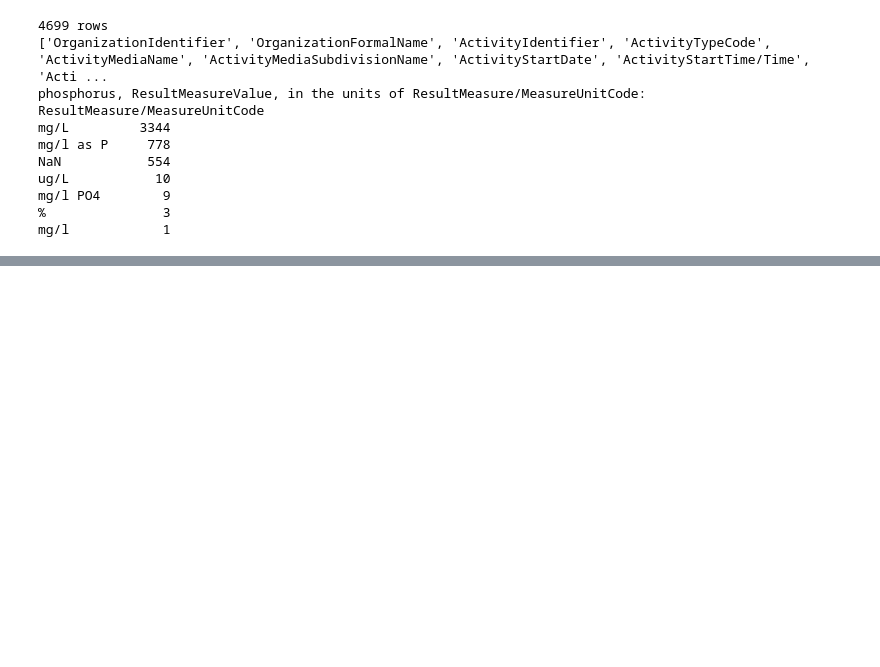
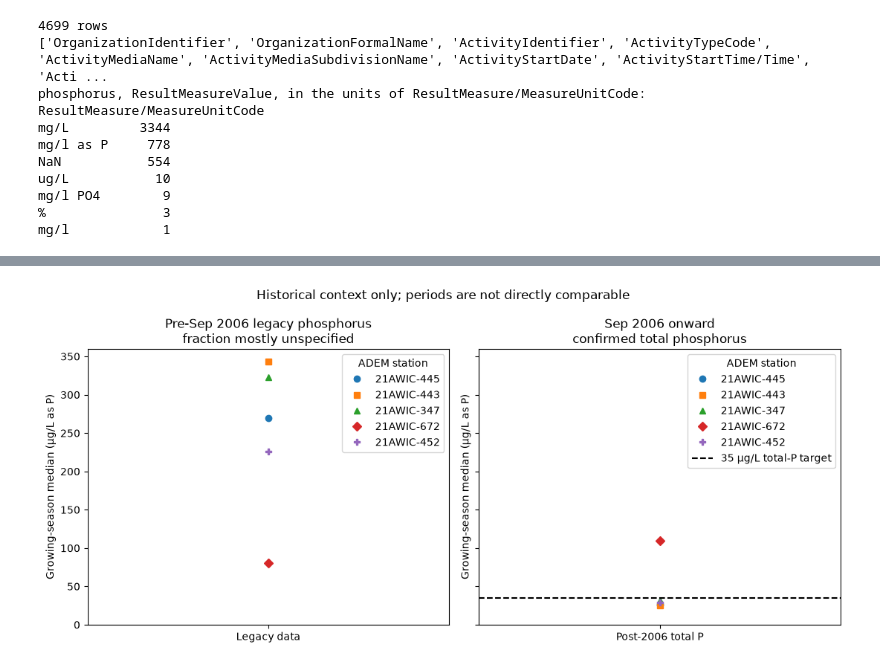
Before and after one commit to jlsouth1/chem527_project, a Jupyter notebook: topic.ipynb, the cells around one changed output, grey strips where cells are left out. Saved outputs shown, nothing was run; the diff lists cells and outputs as text; code cells hidden in the pictures; blank space fills up the shorter version.

```diff
--- a/topic.ipynb
+++ b/topic.ipynb
@@ -28,0 +33,8 @@ mg/l            1
+# %%
+LIMIT_MG_P_L = 0.035  # mg/L as P; 35 µg/L phosphorus target
+LIMIT_CUTOFF_DATE = "2006-09-01"  # start of the post-limit period
+GROWING_SEASON_START_MONTH = 4  # month number; April
+GROWING_SEASON_START_DAY = 1  # day of month; inclusive start
+GROWING_SEASON_END_MONTH = 10  # month number; October
+GROWING_SEASON_END_DAY = 31  # day of month; inclusive end
+OUTLIER_IQR_MULTIPLIER = 1.5  # IQR multiplier; standard exploratory outlier-screening rule
@@ -28,0 +712,60 @@ mg/l            1
+# %%
+import matplotlib.pyplot as plt
+
+station_markers = {
+    "21AWIC-445": "o",
+    "21AWIC-443": "s",
+    "21AWIC-347": "^",
+    "21AWIC-672": "D",
+    "21AWIC-452": "P",
+}
+station_colors = {
+    station: f"C{index}"
+    for index, station in enumerate(ADEM_STATION_IDS)
+}
+
+fig, axes = plt.subplots(1, 2, sharey=True, figsize=(11, 5))
+
+for station in ADEM_STATION_IDS:
+    station_result = station_summary.loc[
+        station_summary["MonitoringLocationIdentifier"].eq(station)
+    ].iloc[0]
+    axes[0].plot(
+        [0],
+        [station_result["legacy_detected_only_median_ug_p_l"]],
+        marker=station_markers[station],
+        color=station_colors[station],
+        linestyle="None",
+        label=station,
+    )
+    axes[1].plot(
+        [0],
+        [station_result["post_2006_total_median_ug_p_l"]],
+        marker=station_markers[station],
+        color=station_colors[station],
+        linestyle="None",
+        label=station,
+    )
+
+axes[0].set_title("Pre-Sep 2006 legacy phosphorus\nfraction mostly unspecified")
+axes[1].set_title("Sep 2006 onward\nconfirmed total phosphorus")
+axes[0].set_ylabel("Growing-season median (µg/L as P)")
+axes[0].set_xticks([0], ["Legacy data"])
+axes[1].set_xticks([0], ["Post-2006 total P"])
+axes[0].set_xlim(-0.4, 0.4)
+axes[1].set_xlim(-0.4, 0.4)
+axes[1].set_ylabel("Growing-season median (µg/L as P)")
+axes[1].axhline(
+    y=35,
+    color="black",
+    linestyle="--",
+    label="35 µg/L total-P target",
+)
+for ax in axes:
+    ax.set_ylim(bottom=0)
+    ax.legend(title="ADEM station")
+fig.suptitle("Historical context only; periods are not directly comparable")
+fig.tight_layout()
+plt.show()
+# %% [output]
+[figure, added]
```
Also changed, not shown: parts of 33 cells of this notebook, 4 other files.
